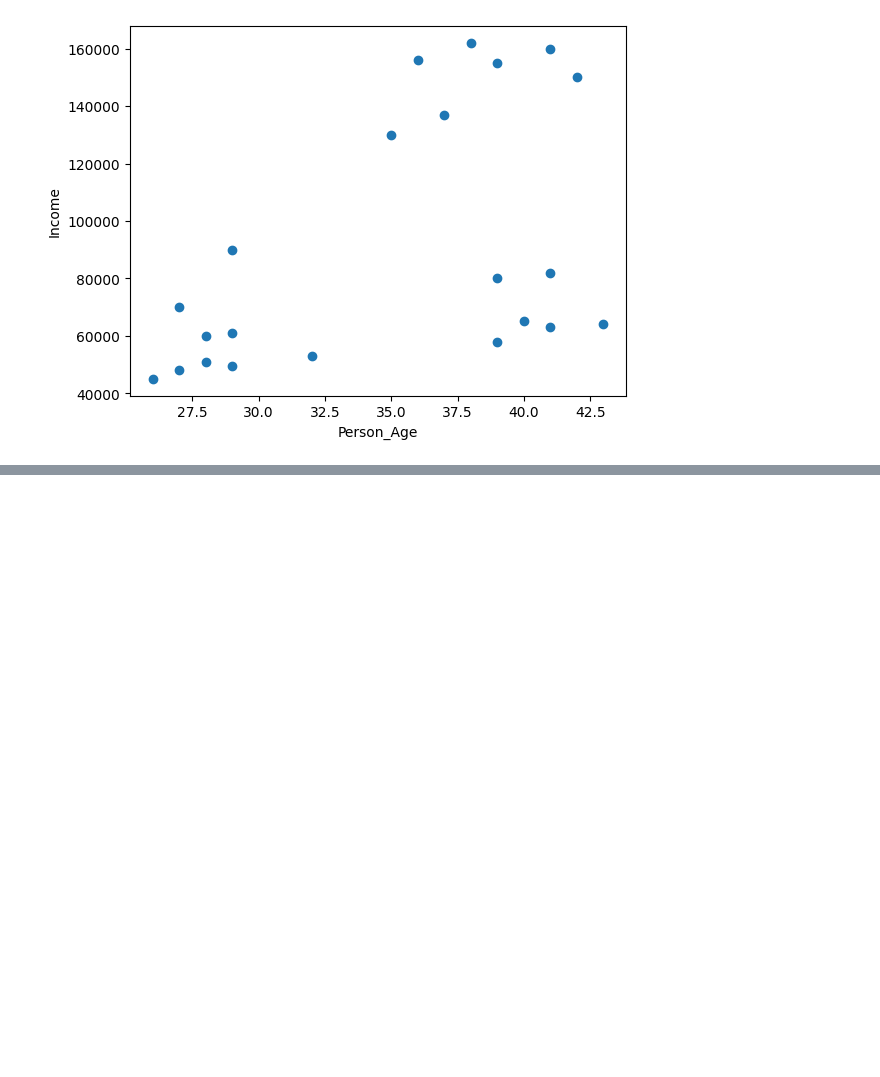
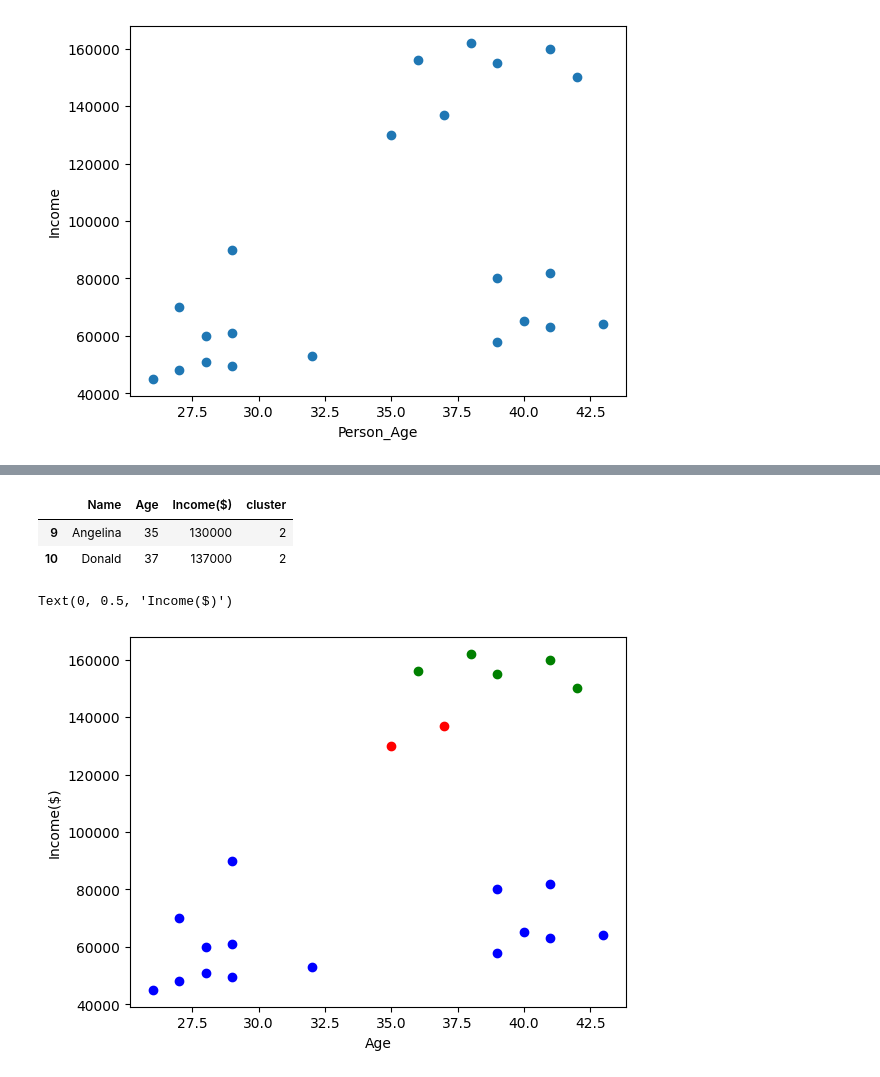
Before and after one commit to ahmedcurious/Data-Science-Work, a Jupyter notebook: Machine_Learning/14_K_Means_Clustering/file.ipynb, the cells around one changed output, grey strips where cells are left out. Drawn from its saved outputs; the diff is of its cells as text; code cells hidden in the pictures; blank space fills up the shorter version.

```diff
--- a/Machine_Learning/14_K_Means_Clustering/file.ipynb
+++ b/Machine_Learning/14_K_Means_Clustering/file.ipynb
@@ -128,0 +135,3 @@ df.head(n=10)
+# %%
+df_cluster_0 = df[df.cluster == 0]
+df_cluster_0
@@ -128,0 +145,3 @@ df.head(n=10)
+# %%
+df_cluster_1 = df[df.cluster == 1]
+df_cluster_1
@@ -128,0 +165,16 @@ df.head(n=10)
+# %%
+df_cluster_2 = df[df.cluster == 2]
+df_cluster_2
+# %% [output]
+|  | Name | Age | Income($) | cluster |
+| 9 | Angelina | 35 | 130000 | 2 |
+| 10 | Donald | 37 | 137000 | 2 |
+# %%
+plt.scatter(df_cluster_0['Age'],df_cluster_0['Income($)'],color='green')
+plt.scatter(df_cluster_1['Age'],df_cluster_1['Income($)'],color='blue')
+plt.scatter(df_cluster_2['Age'],df_cluster_2['Income($)'],color='red')
+plt.xlabel('Age')
+plt.ylabel('Income($)')
+# %% [output]
+Text(0, 0.5, 'Income($)')
+[figure, added]
```
Also changed, not shown: parts of 19 cells of this notebook, 4 other files.
